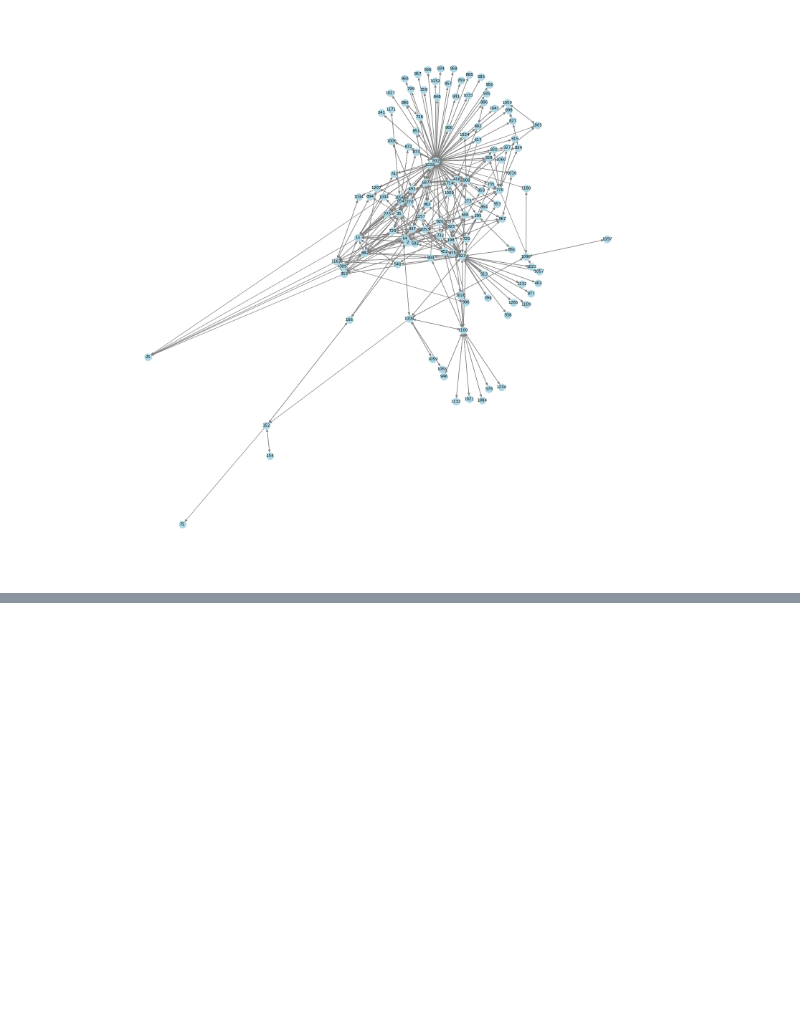
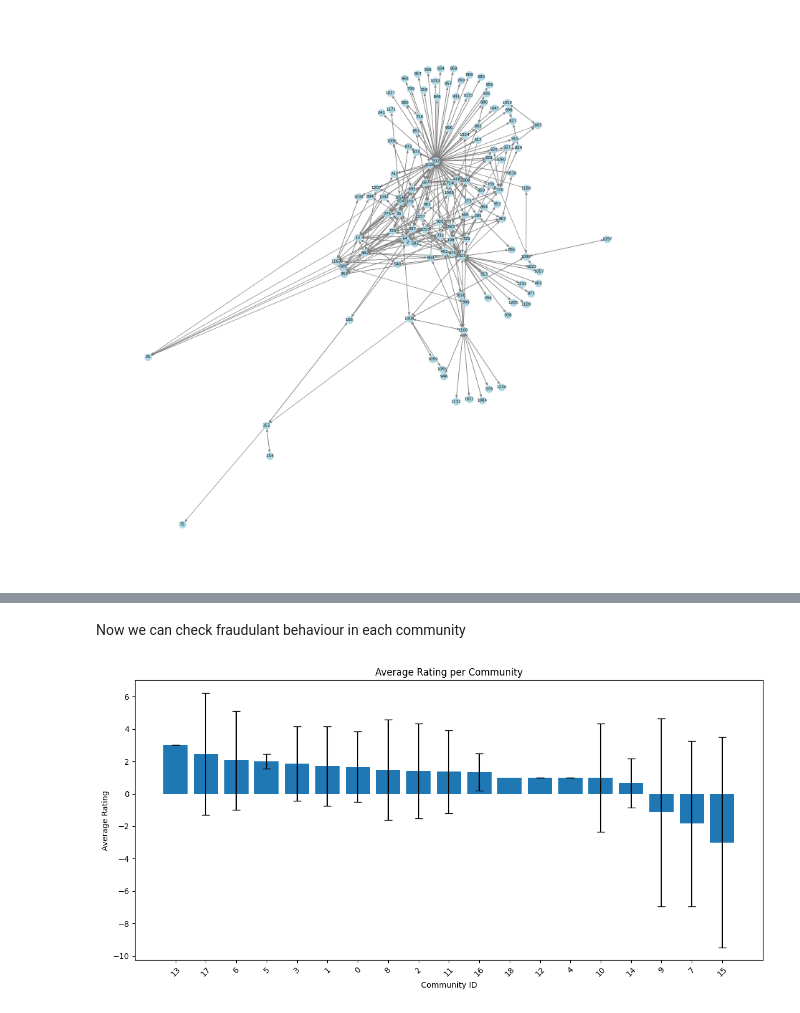
Before and after one commit to Servot/fraud_network_demo, a Jupyter notebook: demo.ipynb, the cells around one changed output, grey strips where cells are left out. Saved outputs shown, nothing was run; the diff lists cells and outputs as text; code cells hidden in the pictures; blank space fills up the shorter version.

Commit message:
added community detection

```diff
--- a/demo.ipynb
+++ b/demo.ipynb
@@ -301,0 +309,13 @@ nx.draw(G_sub4, ax=ax, with_labels=True, node_size=200, font_size=8, node_color=
+# %%
+# Using the Louvain method for community detection on the subgraph
+communities = nx_comm.louvain_communities(G.to_undirected(), seed=42)
+# Add community ID as a node attribute
+community_map = {}
+for i, comm in enumerate(communities):
+    for node in comm:
+        community_map[node] = i
+nx.set_node_attributes(G_sub4, community_map, 'community')
+print(f"Found {len(communities)} communities in the subgraph.")
+print("\nSample communities and their members:")
+for i, comm in enumerate(communities):
+    print(f"Community {i}: {list(comm)[:5]}...") # Print first 5 member
@@ -301,0 +340,24 @@ nx.draw(G_sub4, ax=ax, with_labels=True, node_size=200, font_size=8, node_color=
+# %% [markdown]
+Now we can check fraudulant behaviour in each community
+# %%
+df = df.assign(community_id=[community_map[node] for node in df['SOURCE']])
+community_ratings = df.groupby('community_id')['RATING'].agg(['mean', 'std']).reset_index()
+# Filter out the 'no community' group
+community_ratings = community_ratings[community_ratings['community_id'] != -1]
+# Sort by mean rating for better visualization
+community_ratings = community_ratings.sort_values('mean', ascending=False)
+
+plt.figure(figsize=(12, 6))
+plt.bar(
+    community_ratings['community_id'].astype(str),
+    community_ratings['mean'],
+    yerr=community_ratings['std'],
+    capsize=5
+)
+plt.xlabel('Community ID')
+plt.ylabel('Average Rating')
+plt.title('Average Rating per Community')
+plt.xticks(rotation=45)
+plt.tight_layout()
+# %% [output]
+[figure, added]
```
Also changed, not shown: parts of 4 cells of this notebook, 2 other files.
